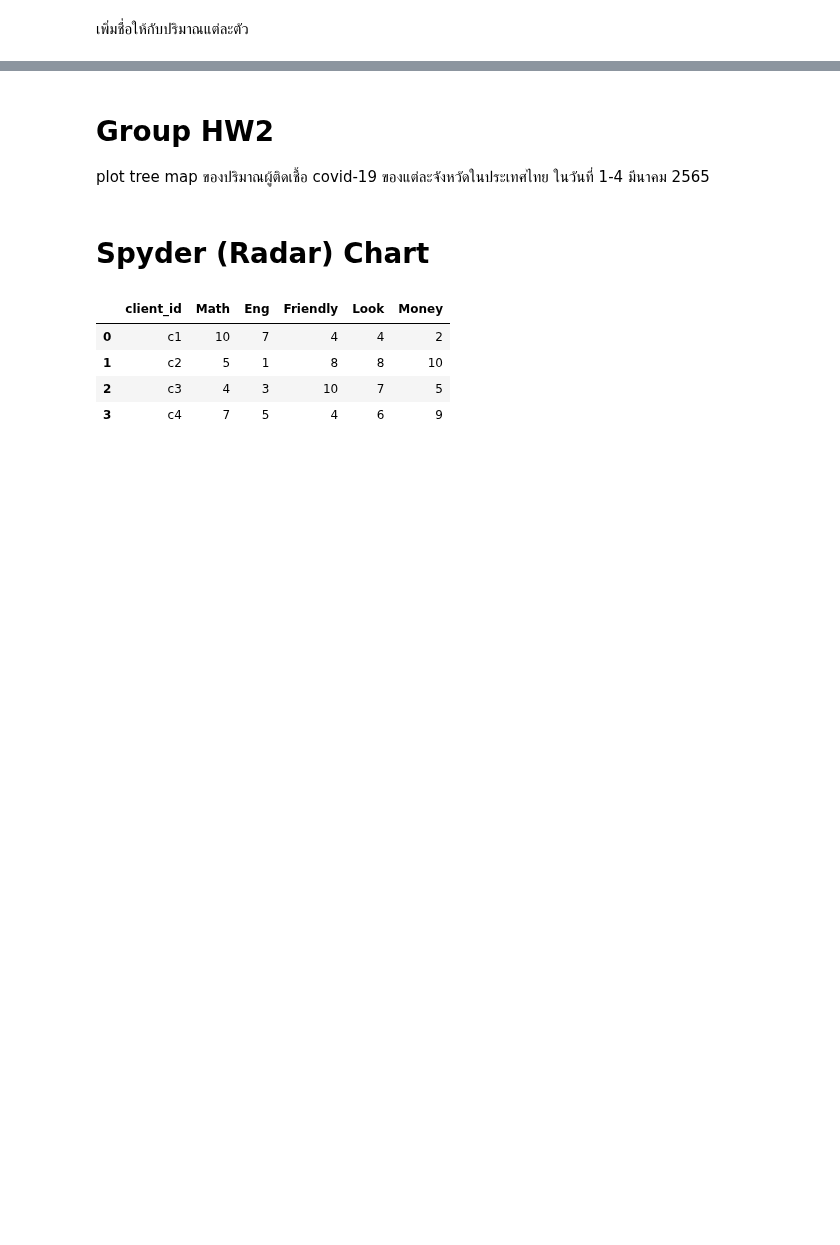
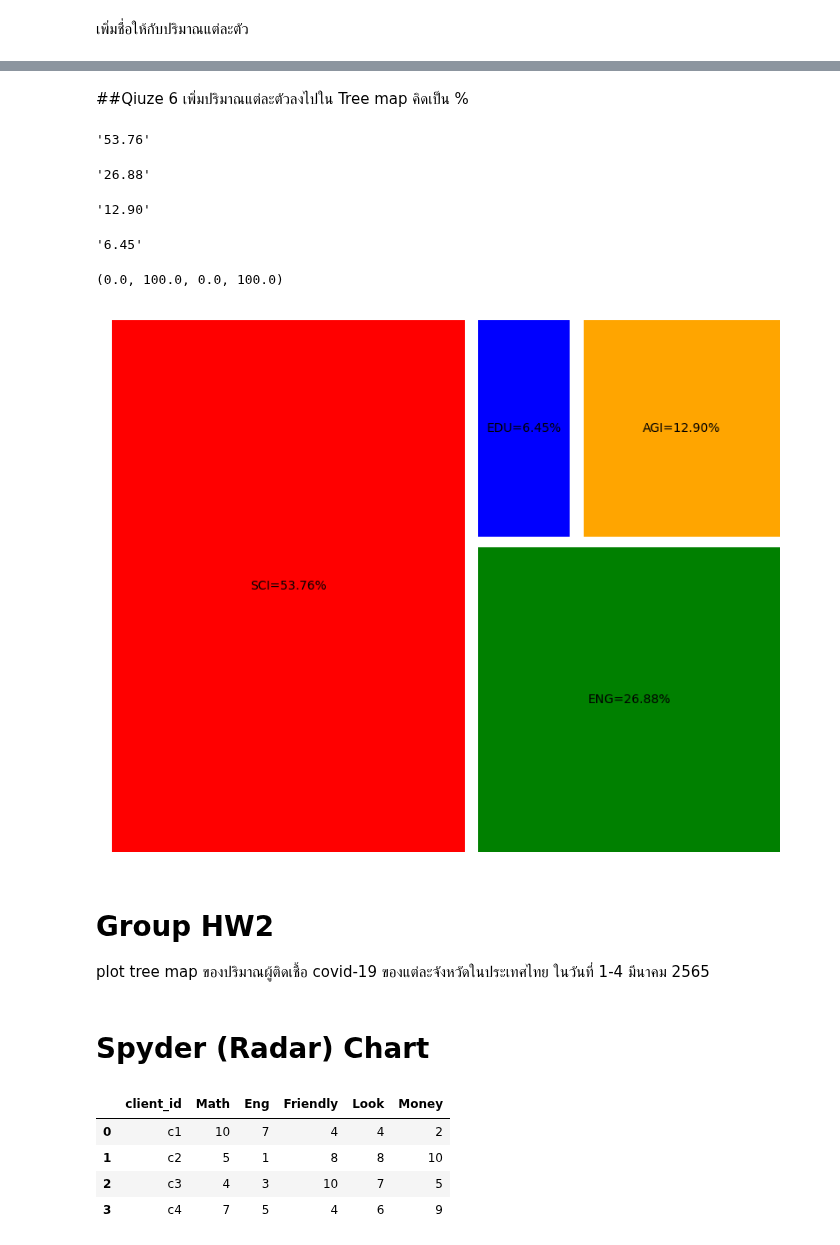
Before and after one commit to ChonChanokAng/python_dataviz2023, a Jupyter notebook: DataViz04_Data_Comparison.ipynb, the cells around one changed output, grey strips where cells are left out. Saved outputs shown, nothing was run; the diff lists cells and outputs as text; code cells hidden in the pictures; blank space fills up the shorter version.

Commit message:
Qiuze 6

```diff
--- a/DataViz04_Data_Comparison.ipynb
+++ b/DataViz04_Data_Comparison.ipynb
@@ -508,6 +508,42 @@ plt.axis('off')
 # %% [output]
 (0.0, 100.0, 0.0, 100.0)
 [figure]
+# %% [markdown]
+##Qiuze 6
+เพิ่มปริมาณแต่ละตัวลงไปใน Tree map คิดเป็น %
+# %%
+SCI_cal = ((500*100)/930)
+SCI_cal = ('{:.2f}'.format(SCI_cal))
+SCI_cal
+# %% [output]
+'53.76'
+# %%
+ENG_cal = ((250*100)/930)
+ENG_cal = ('{:.2f}'.format(ENG_cal))
+ENG_cal
+# %% [output]
+'26.88'
+# %%
+AGI_cal = ((120*100)/930)
+AGI_cal = ('{:.2f}'.format(AGI_cal))
+AGI_cal
+# %% [output]
+'12.90'
+# %%
+EDU_cal = ((60*100)/930)
+EDU_cal = ('{:.2f}'.format(EDU_cal))
+EDU_cal
+# %% [output]
+'6.45'
+# %%
+labels = [f'SCI={SCI_cal}%', f'ENG={ENG_cal}%', f'EDU={EDU_cal}%', f'AGI={AGI_cal}%']
+data = [500, 250, 60, 120]
+color = ['red', 'green', 'blue', 'orange']
+squarify.plot(data,color=color,label = labels,pad=True)
+plt.axis('off')
+# %% [output]
+(0.0, 100.0, 0.0, 100.0)
+[figure, added]
 # %% [markdown]
 # Group HW2
 plot tree map ของปริมาณผู้ติดเชื้อ covid-19 ของแต่ละจังหวัดในประเทศไทย ในวันที่ 1-4 มีนาคม 2565
```
Also changed, not shown: parts of 15 cells of this notebook.
